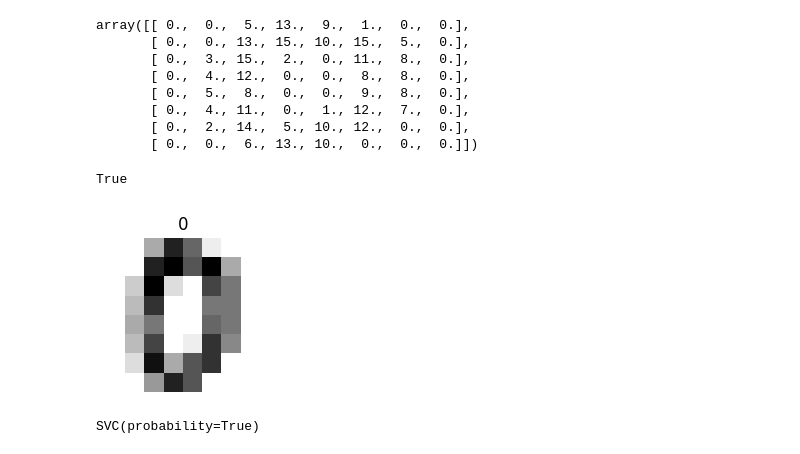
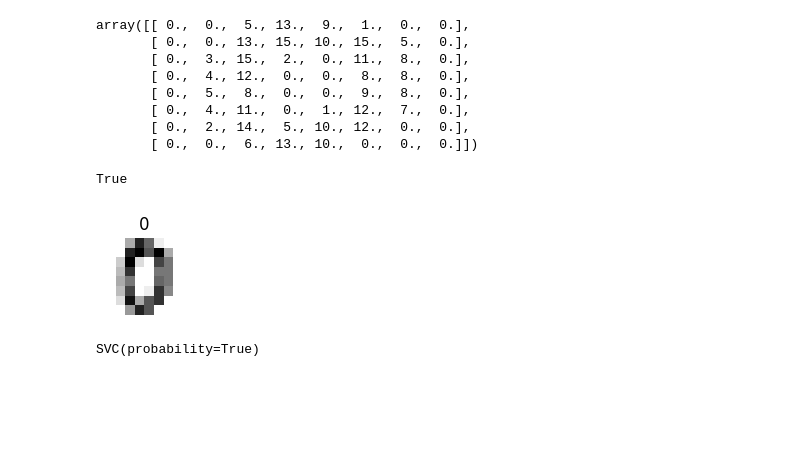
Before and after one commit to hzj04473/ai_x, a Jupyter notebook: source/10_MachineLearning/04_머신러닝모형최적화.ipynb, the cells around one changed output. Drawn from its saved outputs; the diff is of its cells as text; code cells hidden in the pictures; blank space fills up the shorter version.

```diff
--- a/source/10_MachineLearning/04_머신러닝모형최적화.ipynb
+++ b/source/10_MachineLearning/04_머신러닝모형최적화.ipynb
@@ -343,12 +320,12 @@ np.all(X[0].reshape(8, 8) == digits.images[0])
 # %% [output]
 True
 # %%
-plt.figure(figsize=(2, 2))
-plt.imshow(X[0].reshape(8, 8), cmap='gray_r')
+plt.figure(figsize=(1,1))
+plt.imshow(X[0].reshape(8,8), cmap='gray_r')
 plt.title(y[0])
 plt.axis('off')
 plt.show()
 # %% [output]
-[figure, old version]
+[figure, new version]
 # %%
 from sklearn.svm import SVC
```
Also changed, not shown: parts of 120 cells of this notebook, 12 other files.
